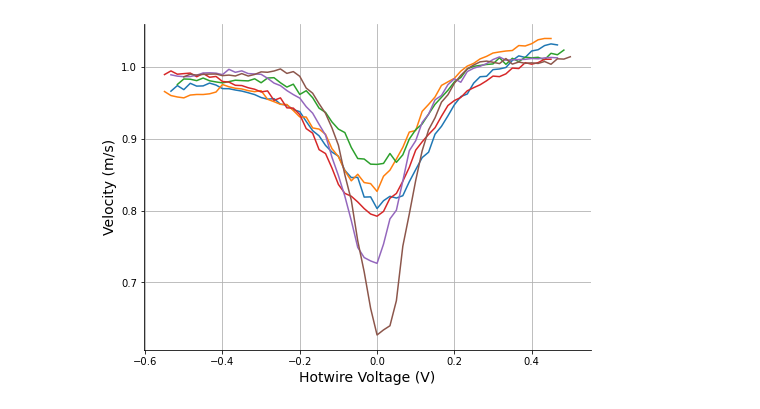
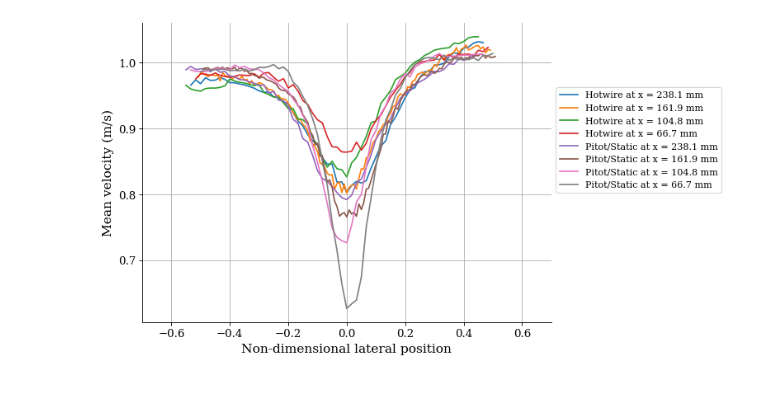
Before and after one commit to fmarrar/ae460AB6, a Jupyter notebook: Lab_4/DataAnalysis.ipynb, the cells around one changed output. Cells and saved outputs as stored; diff of their text form; code cells hidden in the pictures.

Commit message:
Format plots

```diff
--- a/Lab_4/DataAnalysis.ipynb
+++ b/Lab_4/DataAnalysis.ipynb
@@ -2,6 +2,9 @@
 import numpy as np
 import pandas as pd
 import matplotlib.pyplot as plt
+import matplotlib as mpl
+from matplotlib.pyplot import figure
+mpl.rc('font',family='Serif')
 import re
 np.set_printoptions(precision=2)
 # %%
@@ -77,29 +74,44 @@ fig.savefig('calibration.png')
 # %%
-################################################################
-#### Deliverable 3 #############################################
-################################################################
+"""Deliverable 3"""
 VP_X1 = getVelocityProfile('velocity_profile_x1')
+VP_X2 = getVelocityProfile('velocity_profile_x2')
 VP_X3 = getVelocityProfile('velocity_profile_x3')
 VP_X4 = getVelocityProfile('velocity_profile_x4')
 # %%
 U1H, Y1H = computeInfo(VP_X1, 'HotWireVel')
+U2H, Y2H = computeInfo(VP_X2, 'HotWireVel')
 U3H, Y3H = computeInfo(VP_X3, 'HotWireVel')
 U4H, Y4H = computeInfo(VP_X4, 'HotWireVel')
 U1P, Y1P = computeInfo(VP_X1, 'PitotVel')
+U2P, Y2P = computeInfo(VP_X2, 'PitotVel')
 U3P, Y3P = computeInfo(VP_X3, 'PitotVel')
 U4P, Y4P = computeInfo(VP_X4, 'PitotVel')
-fig, bx = plt.subplots(figsize=(8,6))
-bx.plot(Y1H, VP_X1['HotWireVel']/U1H)
-bx.plot(Y3H, VP_X3['HotWireVel']/U3H)
-bx.plot(Y4H, VP_X4['HotWireVel']/U4H)
-bx.plot(Y1P, VP_X1['PitotVel']/U1P)
-bx.plot(Y3P, VP_X3['PitotVel']/U3P)
-bx.plot(Y4P, VP_X4['PitotVel']/U4P)
-bx.set_xlabel('Hotwire Voltage (V)', fontsize=14)
-bx.set_ylabel('Velocity (m/s)', fontsize=14)
-bx.grid()
-bx.spines['top'].set_visible(False)
-bx.spines['right'].set_visible(False)
+
+figure(figsize=(8,6), dpi=80)
+plt.plot(Y1H, VP_X1['HotWireVel']/U1H)
+plt.plot(Y2H, VP_X2['HotWireVel']/U2H)
+plt.plot(Y3H, VP_X3['HotWireVel']/U3H)
+plt.plot(Y4H, VP_X4['HotWireVel']/U4H)
+plt.plot(Y1P, VP_X1['PitotVel']/U1P)
+plt.plot(Y2P, VP_X2['PitotVel']/U2P)
+plt.plot(Y3P, VP_X3['PitotVel']/U3P)
+plt.plot(Y4P, VP_X4['PitotVel']/U4P)
+plt.xlabel('Non-dimensional lateral position', fontsize=14)
+plt.ylabel('Mean velocity (m/s)', fontsize=14)
+plt.grid()
+plt.gca().spines['top'].set_visible(False)
+plt.gca().spines['right'].set_visible(False)
+plt.xlim([-0.7, 0.7])
+plt.tick_params(labelsize=12)
+plt.legend(['Hotwire at x = 238.1 mm', \
+            'Hotwire at x = 161.9 mm', \
+            'Hotwire at x = 104.8 mm', \
+            'Hotwire at x = 66.7 mm', \
+           'Pitot/Static at x = 238.1 mm', \
+           'Pitot/Static at x = 161.9 mm', \
+           'Pitot/Static at x = 104.8 mm', \
+           'Pitot/Static at x = 66.7 mm'],bbox_to_anchor=(1,0.8))
+plt.savefig('mean_vel_x.png')
 # %% [output]
-[figure, old version]
+[figure, new version]
 # %%
```
Also changed, not shown: parts of 6 cells of this notebook, 3 other files.
